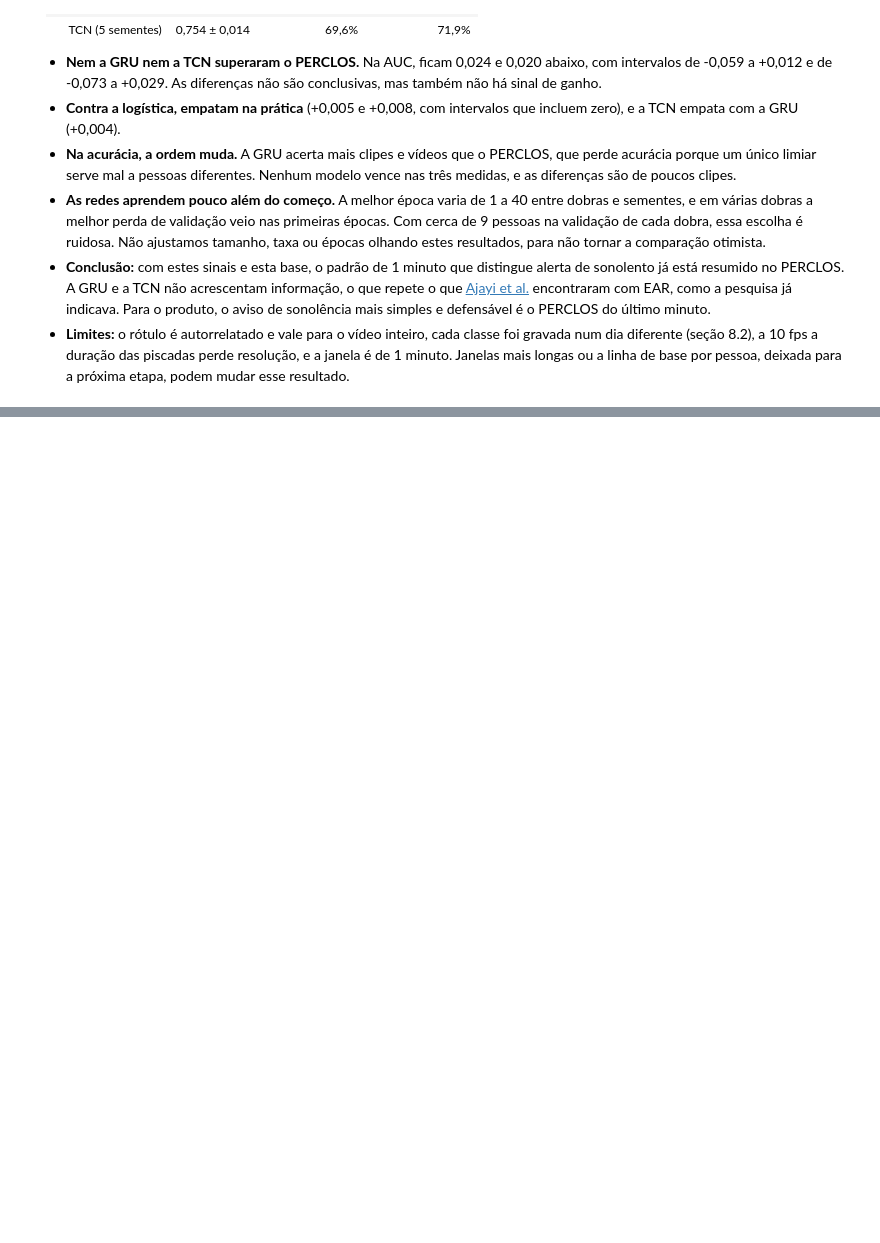
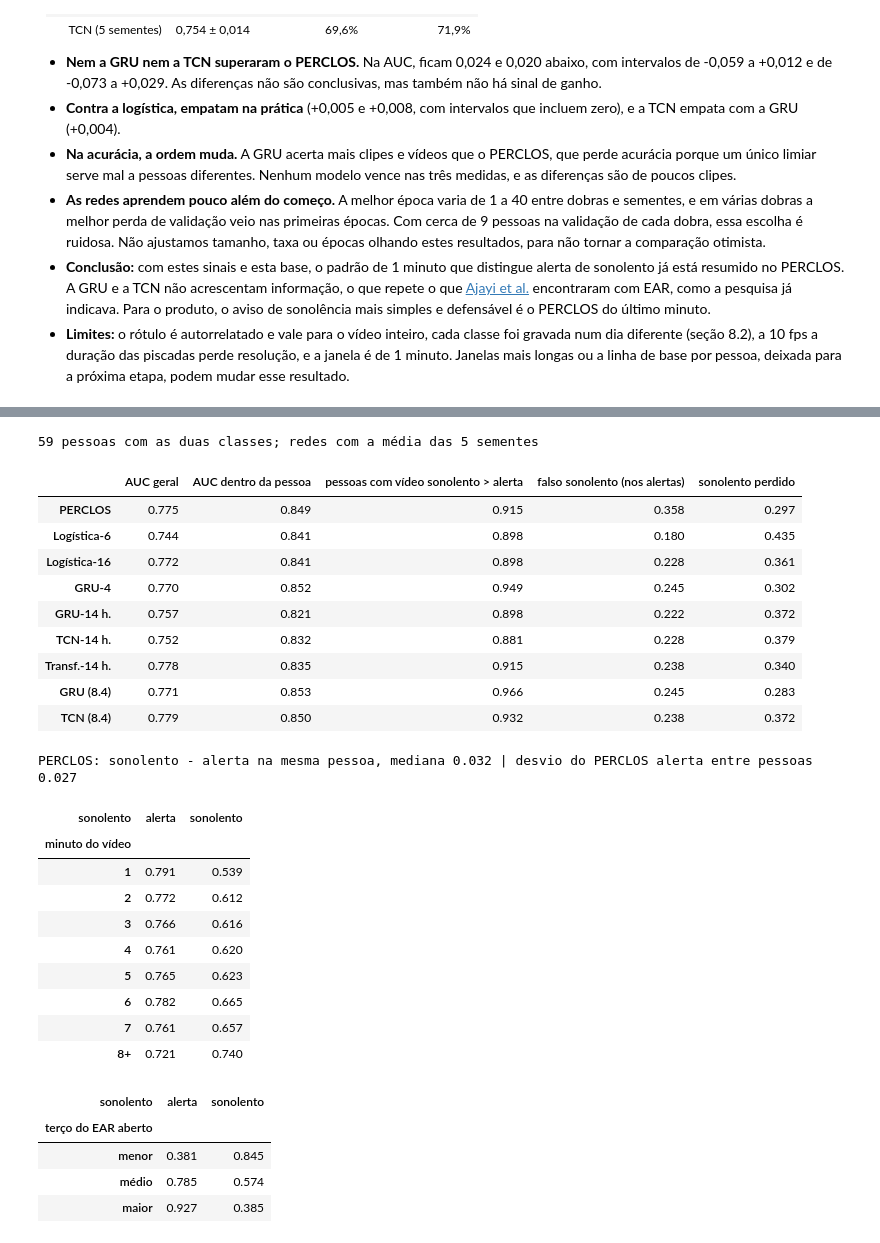
Before and after one commit to rcapozzielli/entrega_final_InsperAI_Wakely, a Jupyter notebook: wakely.ipynb, the cells around one changed output, grey strips where cells are left out. Saved outputs shown, nothing was run; the diff lists cells and outputs as text; code cells hidden in the pictures; blank space fills up the shorter version.

```diff
--- a/wakely.ipynb
+++ b/wakely.ipynb
@@ -2682,0 +3124,77 @@ pd.DataFrame(comparacoes).T.round(3)
+# %%
+# análise exploratória: usa previsões de teste, então nada aqui ajusta os modelos das seções 8.3 a 8.5
+media_sementes = lambda lista: np.mean(lista, axis=0)
+M86 = {"PERCLOS": bases_85["PERCLOS com limiar"], "Logística-6": bases_85["Logística-6"],
+       "Logística-16": bases_85["Logística-16"], "GRU-4": media_sementes(ps_85["GRU-4"]),
+       "GRU-14 h.": media_sementes(ps_85["GRU-14 híbrida"]), "TCN-14 h.": media_sementes(ps_85["TCN-14 híbrida"]),
+       "Transf.-14 h.": media_sementes(ps_85["Transformer-14 híbrido"]),
+       "GRU (8.4)": media_sementes([prev_temporal["GRU", s] for s in SEMENTES]),
+       "TCN (8.4)": media_sementes([prev_temporal["TCN", s] for s in SEMENTES])}
+# decisões: limiar do treino no PERCLOS, 0,5 nos demais
+D86 = {n: (pred_perclos_r if n == "PERCLOS" else (p >= 0.5).astype(float)) for n, p in M86.items()}
+
+df86 = attr[["pessoa", "sonolento", "clipe"]].copy()
+df86["EAR aberto"] = attr_r["EAR de olho aberto"].values
+df86["PERCLOS"] = attr_r["PERCLOS"].values
+ambos86 = df86.groupby("pessoa").sonolento.nunique().pipe(lambda s: s[s == 2].index)
+
+
+def auc_dentro_da_pessoa(x, sem_direcao=False):
+    # média da AUC calculada só com os clipes de cada pessoa (pessoas com as duas classes)
+    a = df86.assign(x=x)[df86.pessoa.isin(ambos86)].dropna(subset=["x"])
+    v = np.array([roc_auc_score(g.sonolento, g.x) for _, g in a.groupby("pessoa")])
+    return np.maximum(v, 1 - v) if sem_direcao else v
+
+
+linhas86 = {}
+for n, p in M86.items():
+    d, a = D86[n], df86.assign(p=M86[n])
+    v = a[a.pessoa.isin(ambos86)].groupby(["pessoa", "sonolento"]).p.mean().unstack()
+    auc_p = auc_dentro_da_pessoa(p)
+    linhas86[n] = {"AUC geral": roc_auc_score(a.sonolento, a.p), "AUC dentro da pessoa": auc_p.mean(),
+                   "pessoas com vídeo sonolento > alerta": (v[1] > v[0]).mean(),
+                   "falso sonolento (nos alertas)": d[df86.sonolento == 0].mean(),
+                   "sonolento perdido": 1 - d[df86.sonolento == 1].mean()}
+print(f"{len(ambos86)} pessoas com as duas classes; redes com a média das 5 sementes")
+display(pd.DataFrame(linhas86).T.round(3))
+
+pp = df86[df86.pessoa.isin(ambos86)].groupby(["pessoa", "sonolento"]).PERCLOS.median().unstack()
+print(f"PERCLOS: sonolento - alerta na mesma pessoa, mediana {np.median(pp[1] - pp[0]):.3f} | "
+      f"desvio do PERCLOS alerta entre pessoas {pp[0].std():.3f}")
+
+# acerto médio dos 9 modelos por minuto do vídeo e por terço do EAR de olho aberto
+df86["acerto médio"] = pd.DataFrame({n: D86[n] == df86.sonolento.values for n in M86}).mean(axis=1).values
+df86["minuto do vídeo"] = df86.clipe.map(lambda c: str(c + 1) if c < 7 else "8+")
+df86["terço do EAR aberto"] = pd.qcut(df86["EAR aberto"], 3, labels=["menor", "médio", "maior"])
+classe86 = {0: "alerta", 1: "sonolento"}
+display(df86.pivot_table(index="minuto do vídeo", columns="sonolento", values="acerto médio").rename(columns=classe86).round(3))
+display(df86.pivot_table(index="terço do EAR aberto", columns="sonolento", values="acerto médio",
+                         observed=True).rename(columns=classe86).round(3))
+# %% [output]
+59 pessoas com as duas classes; redes com a média das 5 sementes
+|  | AUC geral | AUC dentro da pessoa | pessoas com vídeo sonolento > alerta | falso sonolento (nos alertas) | sonolento perdido |
+| PERCLOS | 0.775 | 0.849 | 0.915 | 0.358 | 0.297 |
+| Logística-6 | 0.744 | 0.841 | 0.898 | 0.180 | 0.435 |
+| Logística-16 | 0.772 | 0.841 | 0.898 | 0.228 | 0.361 |
+| GRU-4 | 0.770 | 0.852 | 0.949 | 0.245 | 0.302 |
+| GRU-14 h. | 0.757 | 0.821 | 0.898 | 0.222 | 0.372 |
+| TCN-14 h. | 0.752 | 0.832 | 0.881 | 0.228 | 0.379 |
+| Transf.-14 h. | 0.778 | 0.835 | 0.915 | 0.238 | 0.340 |
+| GRU (8.4) | 0.771 | 0.853 | 0.966 | 0.245 | 0.283 |
+| TCN (8.4) | 0.779 | 0.850 | 0.932 | 0.238 | 0.372 |
+PERCLOS: sonolento - alerta na mesma pessoa, mediana 0.032 | desvio do PERCLOS alerta entre pessoas 0.027
+| sonolento | alerta | sonolento |
+| minuto do vídeo |  |  |
+| 1 | 0.791 | 0.539 |
+| 2 | 0.772 | 0.612 |
+| 3 | 0.766 | 0.616 |
+| 4 | 0.761 | 0.620 |
+| 5 | 0.765 | 0.623 |
+| 6 | 0.782 | 0.665 |
+| 7 | 0.761 | 0.657 |
+| 8+ | 0.721 | 0.740 |
+| sonolento | alerta | sonolento |
+| terço do EAR aberto |  |  |
+| menor | 0.381 | 0.845 |
+| médio | 0.785 | 0.574 |
+| maior | 0.927 | 0.385 |
```
Also changed, not shown: parts of 13 cells of this notebook, 3 other files.
